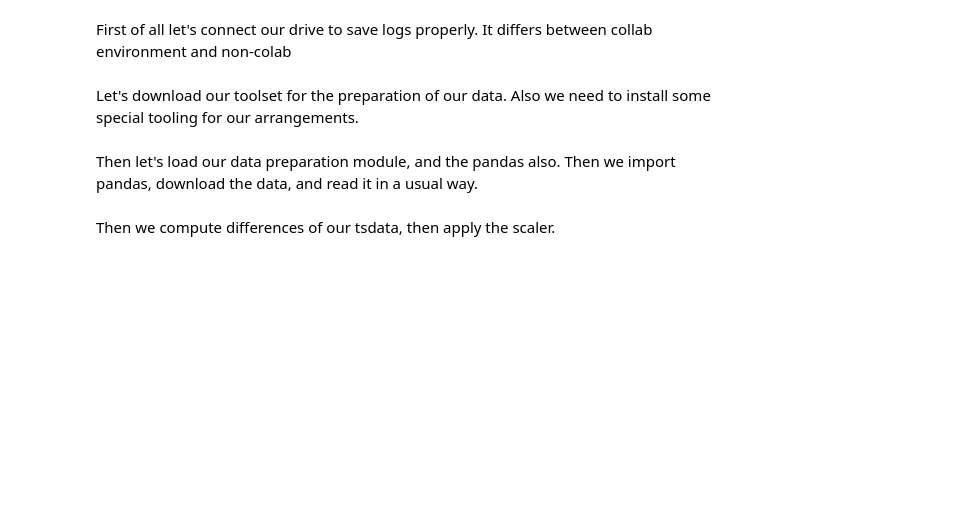
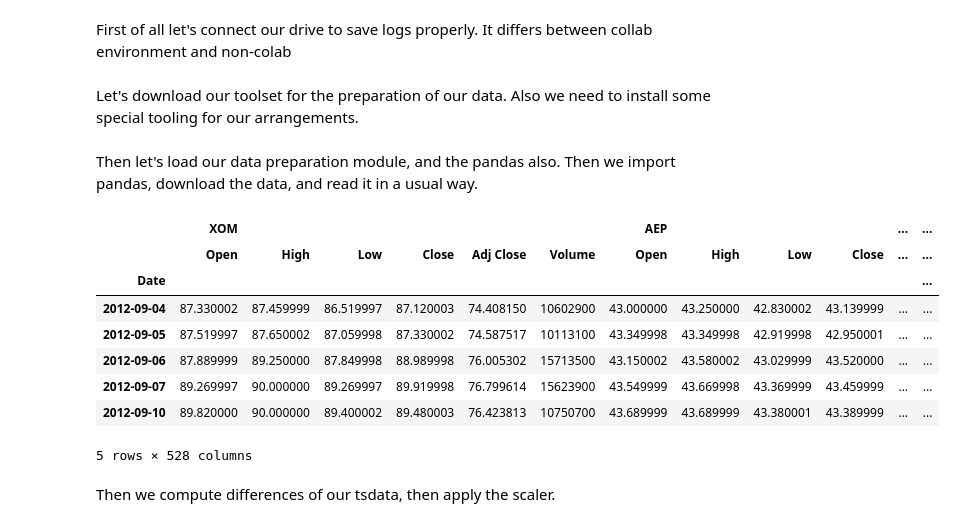
Before and after one commit to strategy155/gdl-usi-2024-spring, a Jupyter notebook: GDL_Spring_2024_Project.ipynb, the cells around one changed output. Saved outputs shown, nothing was run; the diff lists cells and outputs as text; code cells hidden in the pictures; blank space fills up the shorter version.

```diff
--- a/GDL_Spring_2024_Project.ipynb
+++ b/GDL_Spring_2024_Project.ipynb
@@ -33,10 +33,22 @@ Then let's load our data preparation module, and the pandas also. Then we import
 # %%
 from ipynb.fs.defs.GDL_data_prep import get_data, compute_diff_ts, minmax_bound_scaler, check_nans
 import pandas as pd
 
-# get_data() # downloading the data to the environment
-stocknet_df = pd.read_parquet("/content/drive/MyDrive/merged_raw_dataset.parquet")
+DATASET_NAME = "merged_raw_dataset.parquet"
+
+# get_data() # downloading the data to the environment, NOT WORKNIG TEMPORALILY
+stocknet_df = pd.read_parquet(DATASET_NAME)
 stocknet_df.head()
+# %% [output]
+|  | XOM |  |  |  |  |  | AEP |  |  |  | ... | ... |
+|  | Open | High | Low | Close | Adj Close | Volume | Open | High | Low | Close | ... | ... |
+| Date |  |  |  |  |  |  |  |  |  |  |  | ... |
+| 2012-09-04 | 87.330002 | 87.459999 | 86.519997 | 87.120003 | 74.408150 | 10602900 | 43.000000 | 43.250000 | 42.830002 | 43.139999 | ... | ... |
+| 2012-09-05 | 87.519997 | 87.650002 | 87.059998 | 87.330002 | 74.587517 | 10113100 | 43.349998 | 43.349998 | 42.919998 | 42.950001 | ... | ... |
+| 2012-09-06 | 87.889999 | 89.250000 | 87.849998 | 88.989998 | 76.005302 | 15713500 | 43.150002 | 43.580002 | 43.029999 | 43.520000 | ... | ... |
+| 2012-09-07 | 89.269997 | 90.000000 | 89.269997 | 89.919998 | 76.799614 | 15623900 | 43.549999 | 43.669998 | 43.369999 | 43.459999 | ... | ... |
+| 2012-09-10 | 89.820000 | 90.000000 | 89.400002 | 89.480003 | 76.423813 | 10750700 | 43.689999 | 43.689999 | 43.380001 | 43.389999 | ... | ... |
+5 rows × 528 columns
 # %% [markdown]
 Then we compute differences of our tsdata, then apply the scaler.
 # %%
```
Also changed, not shown: parts of 28 cells of this notebook, 2 other files.
